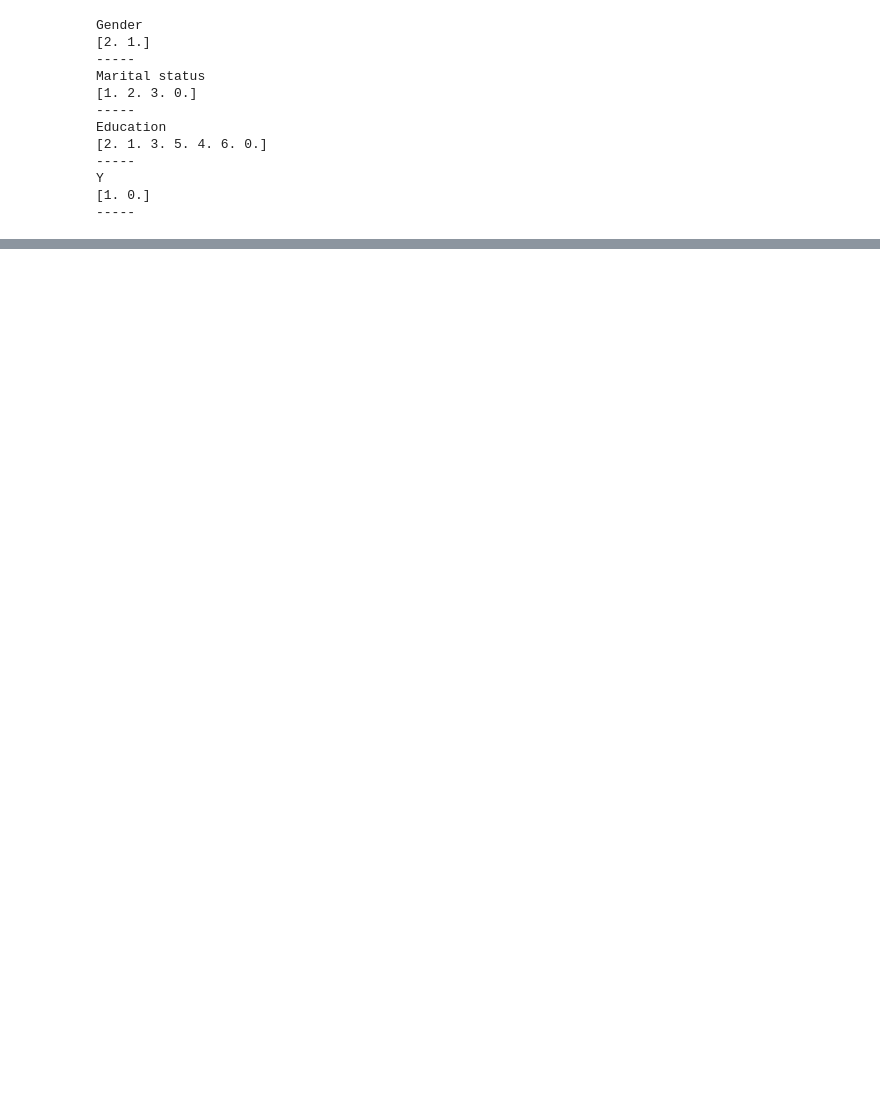
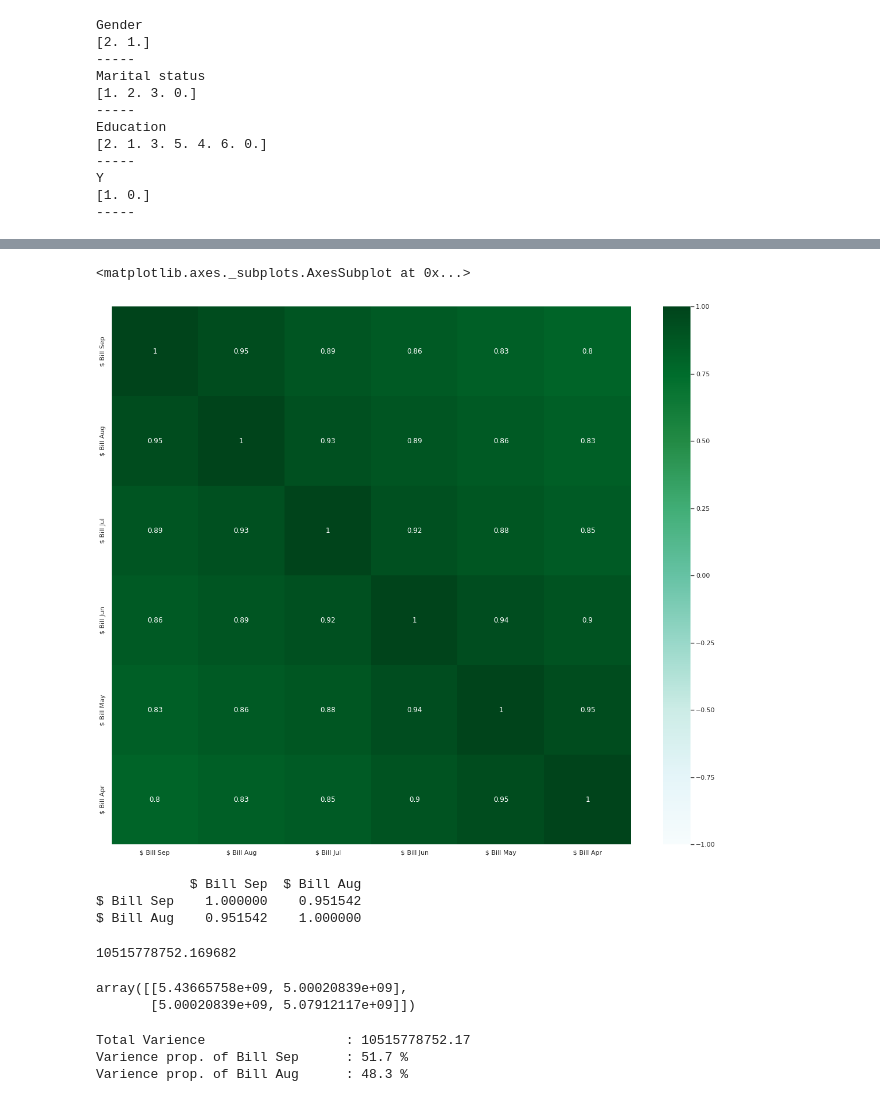
Before and after one commit to PosgradoMNA/actividades-de-aprendizaje-torhec1234, a Jupyter notebook: Actividad_semanal_6.ipynb, the cells around one changed output, grey strips where cells are left out. Saved outputs shown, nothing was run; the diff lists cells and outputs as text; code cells hidden in the pictures; blank space fills up the shorter version.

```diff
--- a/Actividad_semanal_6.ipynb
+++ b/Actividad_semanal_6.ipynb
@@ -554,0 +585,3 @@ columnasTransformer = ColumnTransformer(
+# %%
+ndf1 = df[['$ Bill Sep', '$ Bill Aug', '$ Bill Jul', '$ Bill Jun', '$ Bill May', '$ Bill Apr']]
+ndf1.corr()
@@ -554,0 +596,32 @@ columnasTransformer = ColumnTransformer(
+# %%
+sns.heatmap(ndf1.corr(),vmin = -1, vmax = 1, cmap = "BuGn", annot= True)
+# %% [output]
+<matplotlib.axes._subplots.AxesSubplot at 0x...>
+[figure, added]
+# %%
+
+ndf2 = df[['$ Bill Sep', '$ Bill Aug']]
+print(ndf2.corr())
+ndf2.var().sum()
+# %% [output]
+            $ Bill Sep  $ Bill Aug
+$ Bill Sep    1.000000    0.951542
+$ Bill Aug    0.951542    1.000000
+10515778752.169682
+# %%
+Varience = np.cov([df['$ Bill Sep'], df['$ Bill Aug']])
+Varience
+# %% [output]
+array([[5.43665758e+09, 5.00020839e+09],
+       [5.00020839e+09, 5.07912117e+09]])
+# %%
+t= ndf2.var().sum()
+varC =Varience[0][0]
+varR = Varience[1][1]
+print('Total Varience \t\t\t:', t.round(2) )
+print('Varience prop. of Bill Sep \t:', ((varC/t)*100).round(2),'%' )
+print('Varience prop. of Bill Aug \t:', ((varR/t)*100).round(2),'%' )
+# %% [output]
+Total Varience                  : 10515778752.17
+Varience prop. of Bill Sep      : 51.7 %
+Varience prop. of Bill Aug      : 48.3 %
```
Also changed, not shown: parts of 39 cells of this notebook.
